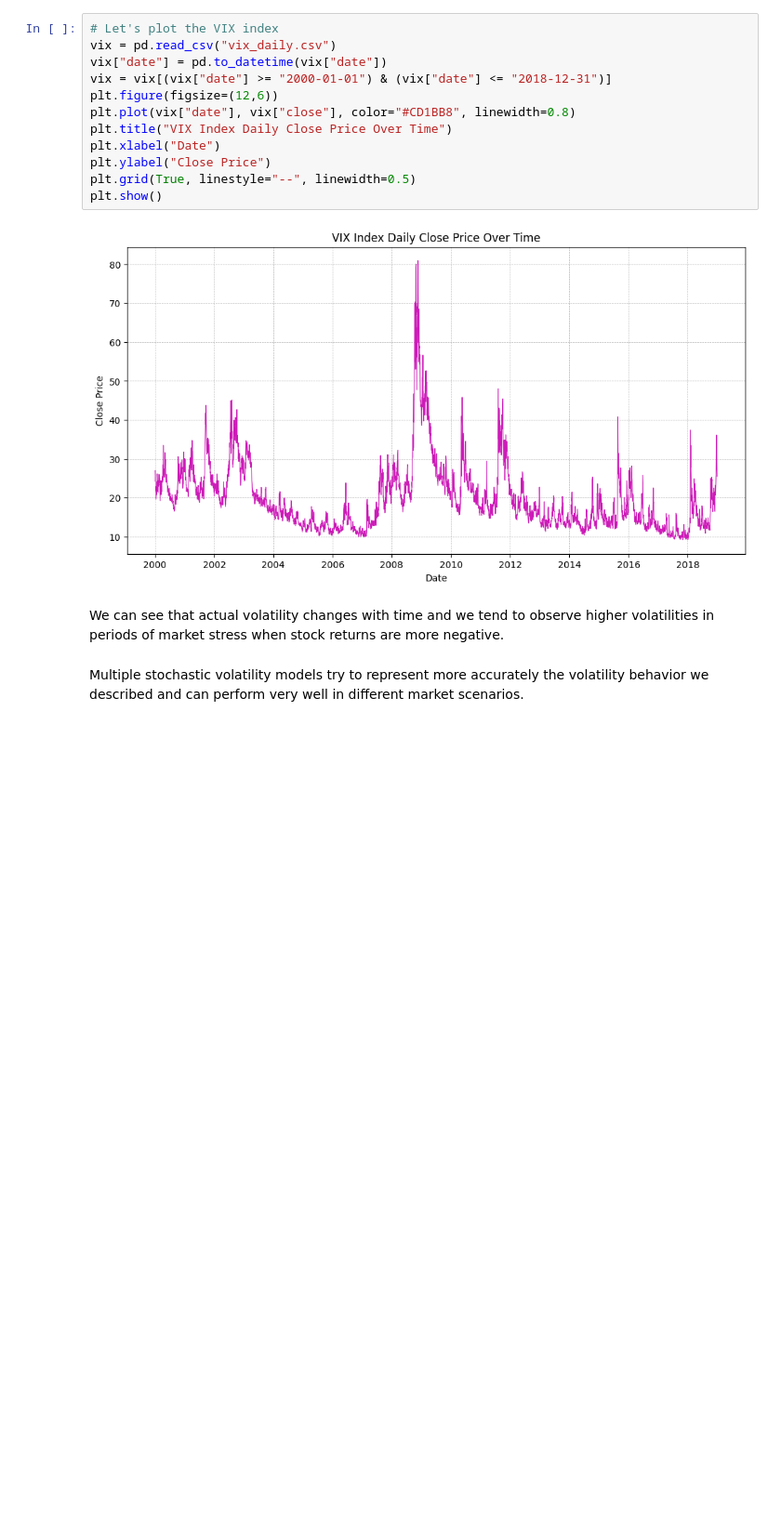
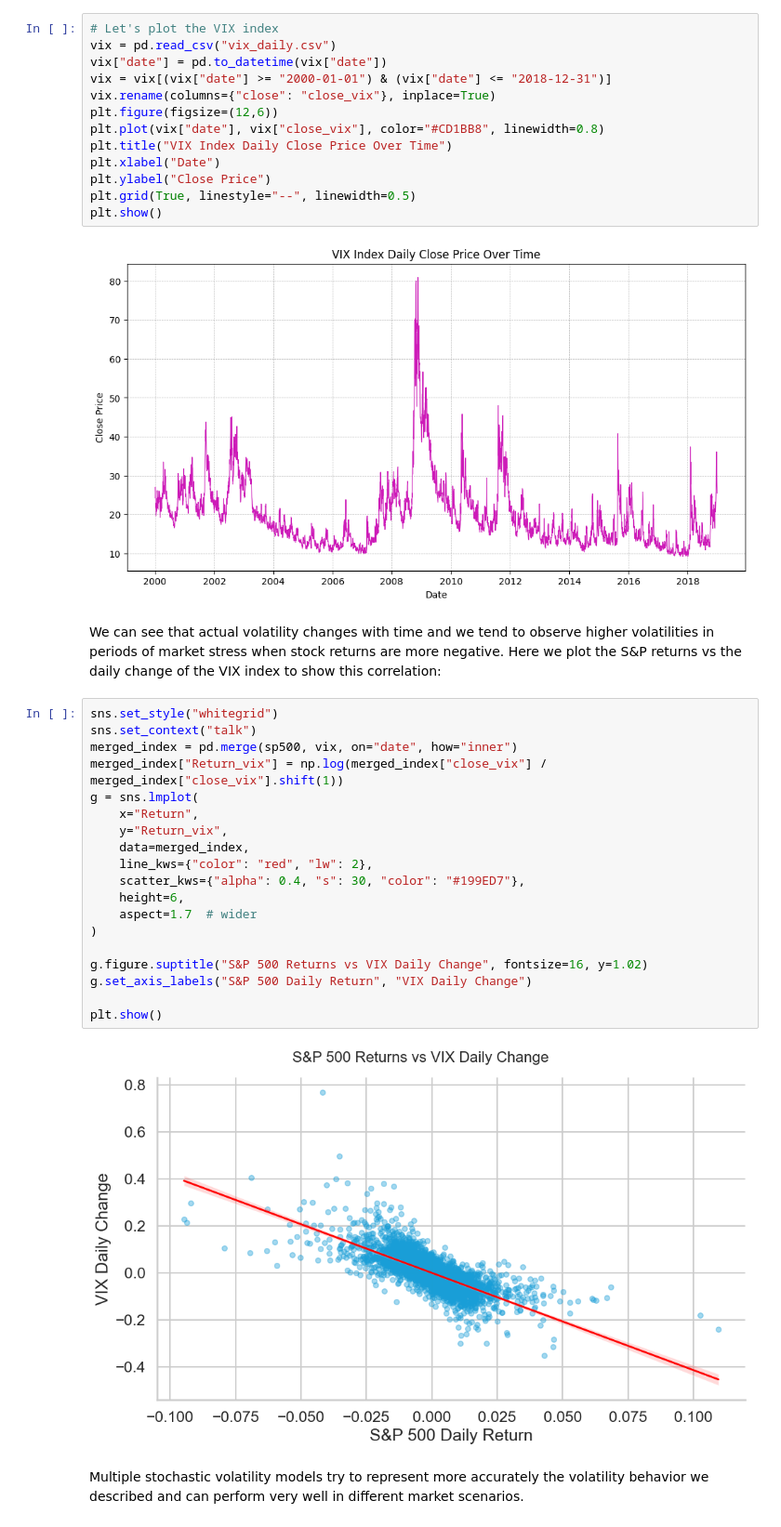
Before and after one commit to adbayre/Quant-Option-Portfolio, a Jupyter notebook: Stochastic_Volatility_Models.ipynb, the cells around one changed output. Shown: that part at 93% size. Drawn from its saved outputs; the diff is of its cells as text; blank space fills up the shorter version.

```diff
--- a/Stochastic_Volatility_Models.ipynb
+++ b/Stochastic_Volatility_Models.ipynb
@@ -82,8 +82,9 @@ We can look at the VIX index, that measures the market's expectation of volatili
 vix = pd.read_csv("vix_daily.csv")
 vix["date"] = pd.to_datetime(vix["date"])
 vix = vix[(vix["date"] >= "2000-01-01") & (vix["date"] <= "2018-12-31")]
+vix.rename(columns={"close": "close_vix"}, inplace=True)
 plt.figure(figsize=(12,6))
-plt.plot(vix["date"], vix["close"], color="#CD1BB8", linewidth=0.8)
+plt.plot(vix["date"], vix["close_vix"], color="#CD1BB8", linewidth=0.8)
 plt.title("VIX Index Daily Close Price Over Time")
 plt.xlabel("Date")
 plt.ylabel("Close Price")
@@ -92,7 +93,28 @@ plt.show()
 # %% [output]
 [figure]
 # %% [markdown]
-We can see that actual volatility changes with time and we tend to observe higher volatilities in periods of market stress when stock returns are more negative.
+We can see that actual volatility changes with time and we tend to observe higher volatilities in periods of market stress when stock returns are more negative. Here we plot the S&P returns vs the daily change of the VIX index to show this correlation:
+# %%
+sns.set_style("whitegrid")
+sns.set_context("talk")
+merged_index = pd.merge(sp500, vix, on="date", how="inner")
+merged_index["Return_vix"] = np.log(merged_index["close_vix"] / merged_index["close_vix"].shift(1))
+g = sns.lmplot(
+    x="Return",
+    y="Return_vix",
+    data=merged_index,
+    line_kws={"color": "red", "lw": 2},
+    scatter_kws={"alpha": 0.4, "s": 30, "color": "#199ED7"},
+    height=6,
+    aspect=1.7  # wider
+)
+
+g.figure.suptitle("S&P 500 Returns vs VIX Daily Change", fontsize=16, y=1.02)
+g.set_axis_labels("S&P 500 Daily Return", "VIX Daily Change")
+
+plt.show()
+# %% [output]
+[figure, added]
 # %% [markdown]
 Multiple stochastic volatility models try to represent more accurately the volatility behavior we described and can perform very well in different market scenarios.
 # %% [markdown]
```
Also changed, not shown: parts of 1 cell of this notebook.
